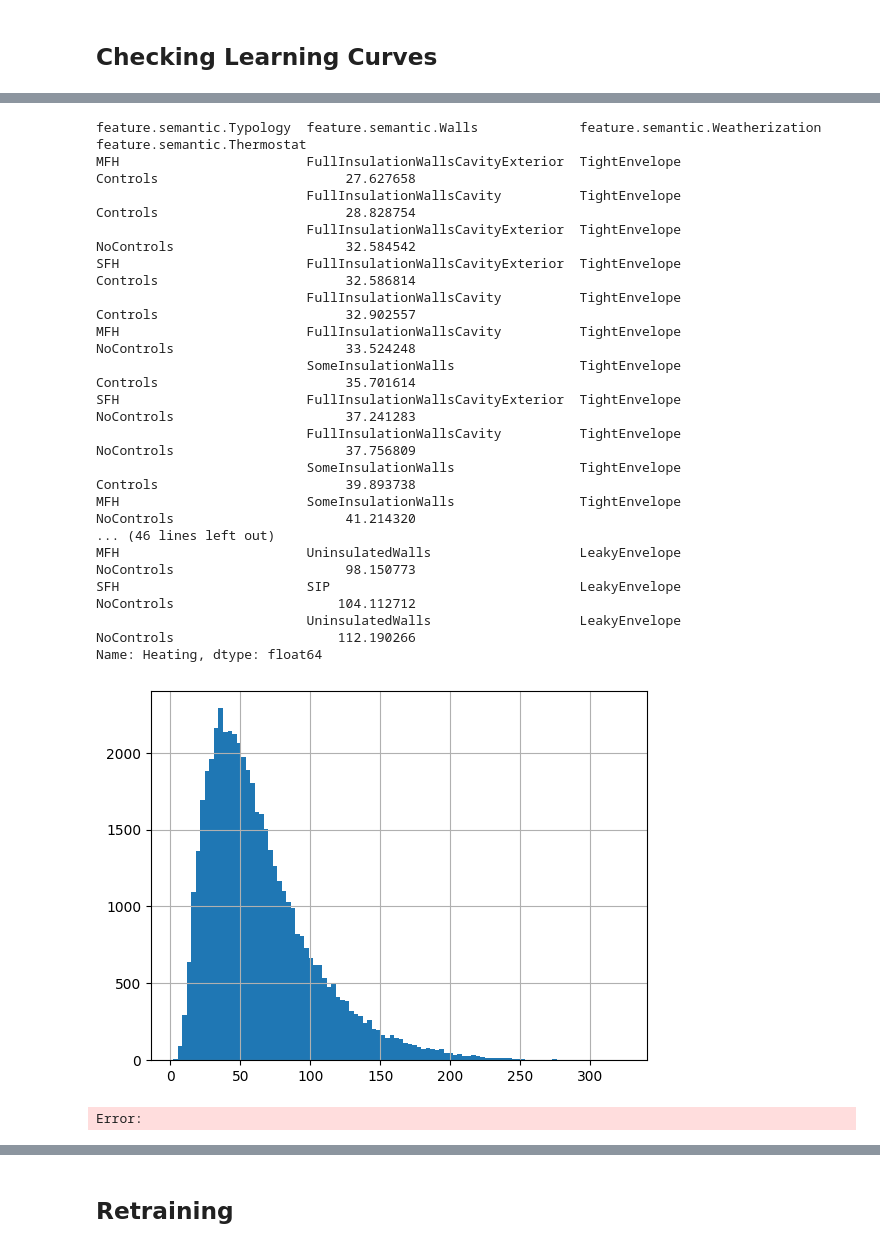
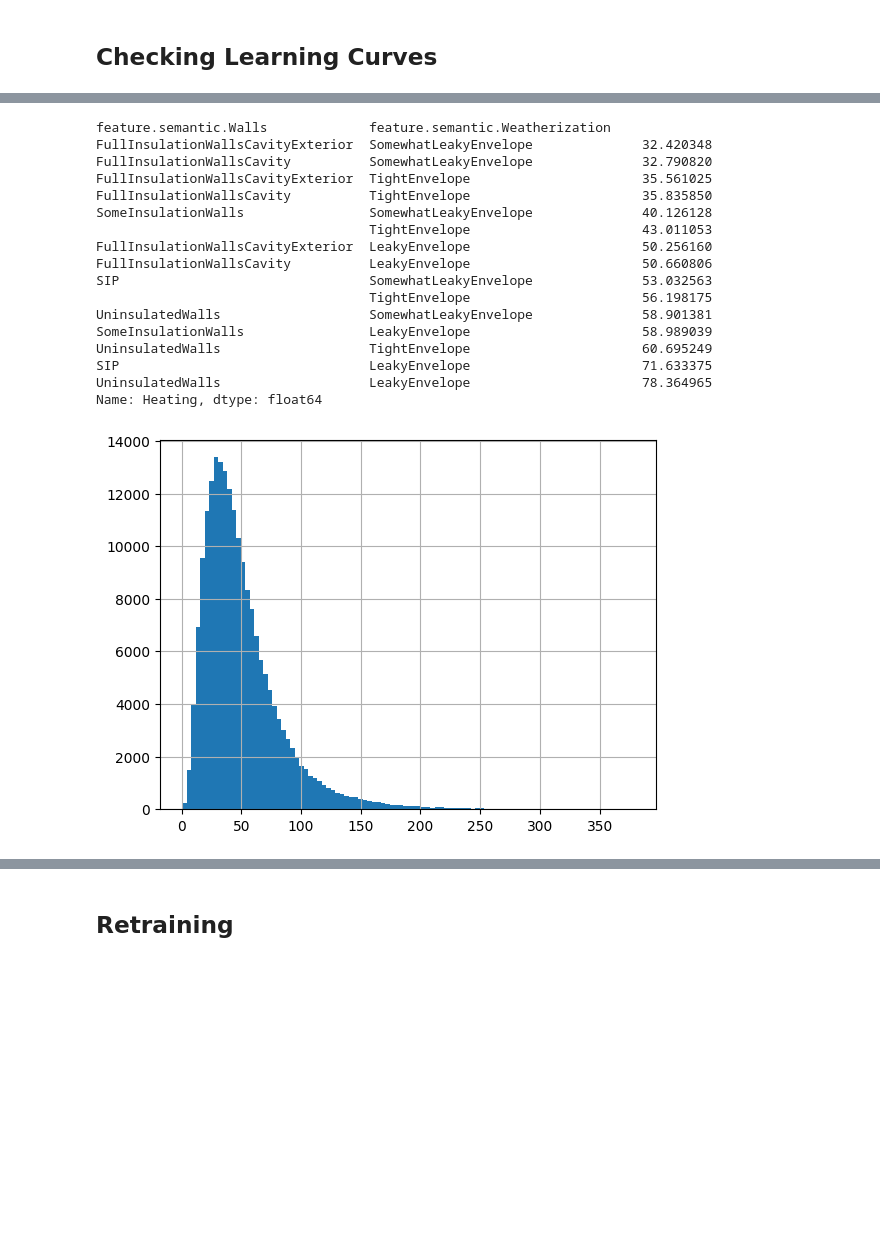
Before and after one commit to szvsw/epengine, a Jupyter notebook: notebooks/learning_curves_with_peaks.ipynb, the cells around one changed output, grey strips where cells are left out. Cells and saved outputs as stored; diff of their text form; code cells hidden in the pictures; blank space fills up the shorter version.

```diff
--- a/notebooks/learning_curves_with_peaks.ipynb
+++ b/notebooks/learning_curves_with_peaks.ipynb
@@ -486,40 +695,39 @@ median, mean
 # %%
 combined_sim_results_annual_raw = (
     combined_sim_results_df["Energy"]["Raw"].T.groupby("Meter").sum().T
 )
 combined_sim_results_annual_raw["Heating"].hist(bins=100)
 combined_sim_results_annual_raw["Equipment"].groupby([
     "Typology",
     "Equipment",
     "Lighting",
 ]).std()
 combined_sim_results_annual_raw["Heating"].groupby(["Typology"]).std()
 combined_sim_results_annual_raw["Heating"].groupby([
-    "feature.semantic.Typology",
+    # "feature.semantic.Typology",
     "feature.semantic.Walls",
     "feature.semantic.Weatherization",
-    "feature.semantic.Thermostat",
+    # "feature.semantic.Thermostat",
 ]).mean().sort_values()
 # %% [output]
-feature.semantic.Typology  feature.semantic.Walls             feature.semantic.Weatherization  feature.semantic.Thermostat
-MFH                        FullInsulationWallsCavityExterior  TightEnvelope                    Controls                        27.627658
-                           FullInsulationWallsCavity          TightEnvelope                    Controls                        28.828754
-                           FullInsulationWallsCavityExterior  TightEnvelope                    NoControls                      32.584542
-SFH                        FullInsulationWallsCavityExterior  TightEnvelope                    Controls                        32.586814
-                           FullInsulationWallsCavity          TightEnvelope                    Controls                        32.902557
-MFH                        FullInsulationWallsCavity          TightEnvelope                    NoControls                      33.524248
-                           SomeInsulationWalls                TightEnvelope                    Controls                        35.701614
-SFH                        FullInsulationWallsCavityExterior  TightEnvelope                    NoControls                      37.241283
-                           FullInsulationWallsCavity          TightEnvelope                    NoControls                      37.756809
-                           SomeInsulationWalls                TightEnvelope                    Controls                        39.893738
-MFH                        SomeInsulationWalls                TightEnvelope                    NoControls                      41.214320
-... (46 lines left out)
-MFH                        UninsulatedWalls                   LeakyEnvelope                    NoControls                      98.150773
-SFH                        SIP                                LeakyEnvelope                    NoControls                     104.112712
-                           UninsulatedWalls                   LeakyEnvelope                    NoControls                     112.190266
+feature.semantic.Walls             feature.semantic.Weatherization
+FullInsulationWallsCavityExterior  SomewhatLeakyEnvelope              32.420348
+FullInsulationWallsCavity          SomewhatLeakyEnvelope              32.790820
+FullInsulationWallsCavityExterior  TightEnvelope                      35.561025
+FullInsulationWallsCavity          TightEnvelope                      35.835850
+SomeInsulationWalls                SomewhatLeakyEnvelope              40.126128
+                                   TightEnvelope                      43.011053
+FullInsulationWallsCavityExterior  LeakyEnvelope                      50.256160
+FullInsulationWallsCavity          LeakyEnvelope                      50.660806
+SIP                                SomewhatLeakyEnvelope              53.032563
+                                   TightEnvelope                      56.198175
+UninsulatedWalls                   SomewhatLeakyEnvelope              58.901381
+SomeInsulationWalls                LeakyEnvelope                      58.989039
+UninsulatedWalls                   TightEnvelope                      60.695249
+SIP                                LeakyEnvelope                      71.633375
+UninsulatedWalls                   LeakyEnvelope                      78.364965
 Name: Heating, dtype: float64
-[figure, old version]
+[figure, new version]
-Error:
 # %%
 d = combined_sim_results_df["Energy"]["Utilities"].sum(axis=1)
 fig, ax = plt.subplots()
```
Also changed, not shown: parts of 29 cells of this notebook, 3 other files.
